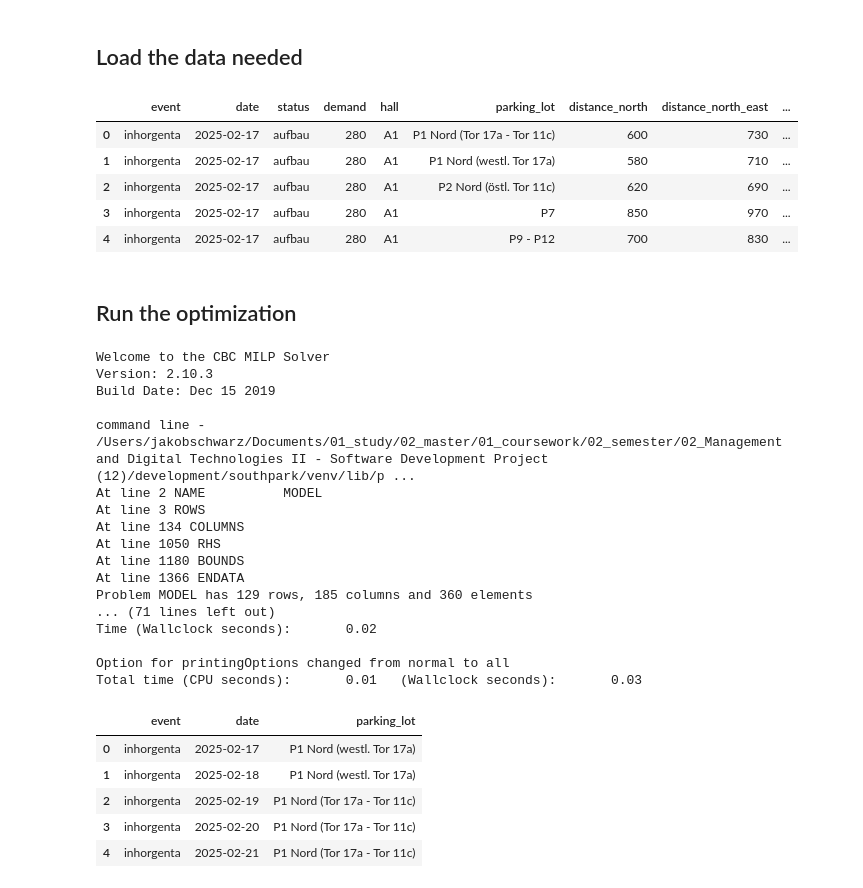
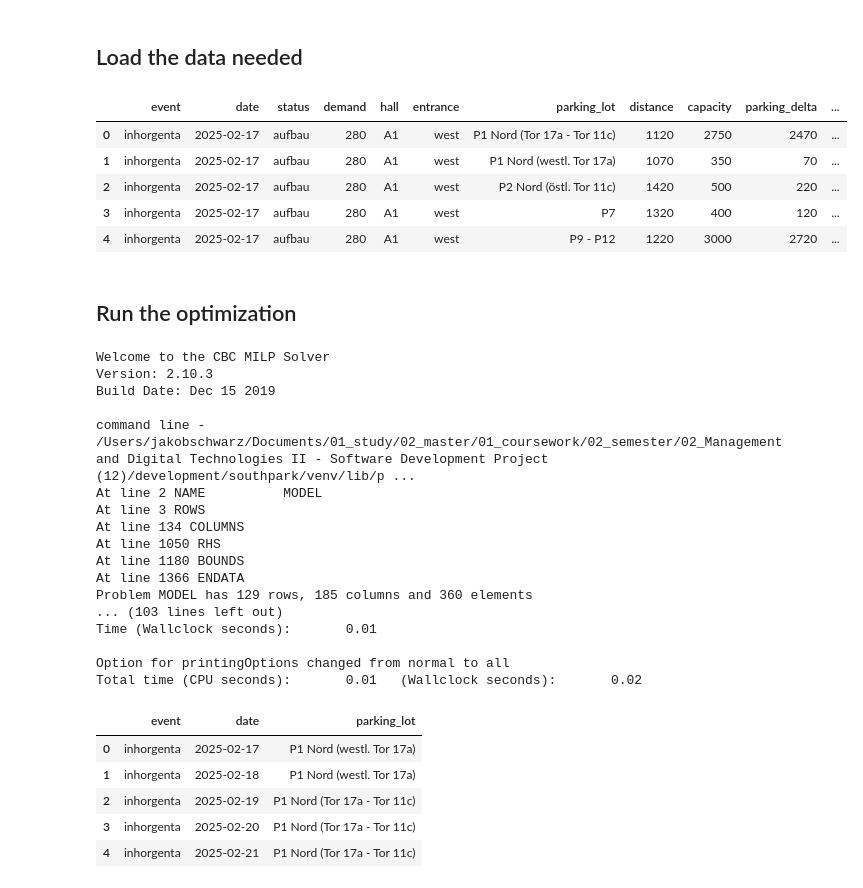
Before and after one commit to schwarzjakob/southpark, a Jupyter notebook: notebooks/first_algorithm_implementation.ipynb, the cells around one changed output. Cells and saved outputs as stored; diff of their text form; code cells hidden in the pictures.

```diff
--- a/notebooks/first_algorithm_implementation.ipynb
+++ b/notebooks/first_algorithm_implementation.ipynb
@@ -103,19 +103,19 @@ def optimize_distance(df_events_closest_parking_lot_min_capacity):
 ## Load the data needed
 # %%
 # Load the data
-df_events_closest_parking_lot_min_capacity = pd.read_parquet('../data/output_data/df_events_closest_parking_lot_min_capacity.parquet')
-df_events_closest_parking_lot_min_capacity.head()
+df_events_parking_lot_min_capacity = pd.read_parquet('../data/output_data/df_events_parking_lot_min_capacity.parquet')
+df_events_parking_lot_min_capacity.head()
 # %% [output]
-|  | event | date | status | demand | hall | parking_lot | distance_north | distance_north_east | ... |
-| 0 | inhorgenta | 2025-02-17 | aufbau | 280 | A1 | P1 Nord (Tor 17a - Tor 11c) | 600 | 730 | ... |
-| 1 | inhorgenta | 2025-02-17 | aufbau | 280 | A1 | P1 Nord (westl. Tor 17a) | 580 | 710 | ... |
-| 2 | inhorgenta | 2025-02-17 | aufbau | 280 | A1 | P2 Nord (östl. Tor 11c) | 620 | 690 | ... |
-| 3 | inhorgenta | 2025-02-17 | aufbau | 280 | A1 | P7 | 850 | 970 | ... |
-| 4 | inhorgenta | 2025-02-17 | aufbau | 280 | A1 | P9 - P12 | 700 | 830 | ... |
+|  | event | date | status | demand | hall | entrance | parking_lot | distance | capacity | parking_delta | ... |
+| 0 | inhorgenta | 2025-02-17 | aufbau | 280 | A1 | west | P1 Nord (Tor 17a - Tor 11c) | 1120 | 2750 | 2470 | ... |
+| 1 | inhorgenta | 2025-02-17 | aufbau | 280 | A1 | west | P1 Nord (westl. Tor 17a) | 1070 | 350 | 70 | ... |
+| 2 | inhorgenta | 2025-02-17 | aufbau | 280 | A1 | west | P2 Nord (östl. Tor 11c) | 1420 | 500 | 220 | ... |
+| 3 | inhorgenta | 2025-02-17 | aufbau | 280 | A1 | west | P7 | 1320 | 400 | 120 | ... |
+| 4 | inhorgenta | 2025-02-17 | aufbau | 280 | A1 | west | P9 - P12 | 1220 | 3000 | 2720 | ... |
 # %% [markdown]
 ## Run the optimization
 # %%
-df_allocation_results = optimize_distance(df_events_closest_parking_lot_min_capacity)
+df_allocation_results = optimize_distance(df_events_parking_lot_min_capacity)
 # %% [output]
 Welcome to the CBC MILP Solver
 Version: 2.10.3
@@ -129,11 +129,11 @@ At line 1050 RHS
 At line 1180 BOUNDS
 At line 1366 ENDATA
 Problem MODEL has 129 rows, 185 columns and 360 elements
-... (71 lines left out)
-Time (Wallclock seconds):       0.02
+... (103 lines left out)
+Time (Wallclock seconds):       0.01
 
 Option for printingOptions changed from normal to all
-Total time (CPU seconds):       0.01   (Wallclock seconds):       0.03
+Total time (CPU seconds):       0.01   (Wallclock seconds):       0.02
 # %%
 df_allocation_results.head()
 # %% [output]
```
Also changed, not shown: parts of 19 cells of this notebook, 1 other file.
